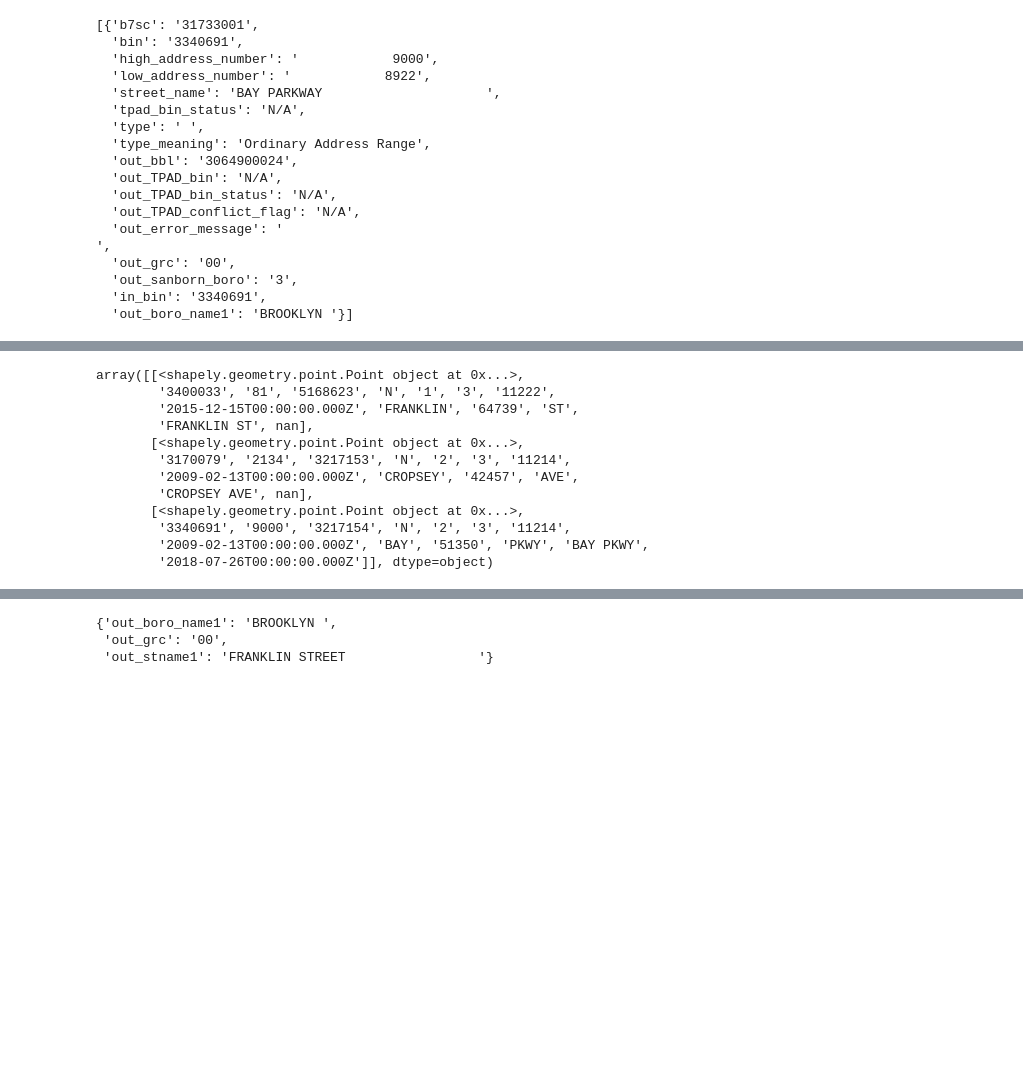
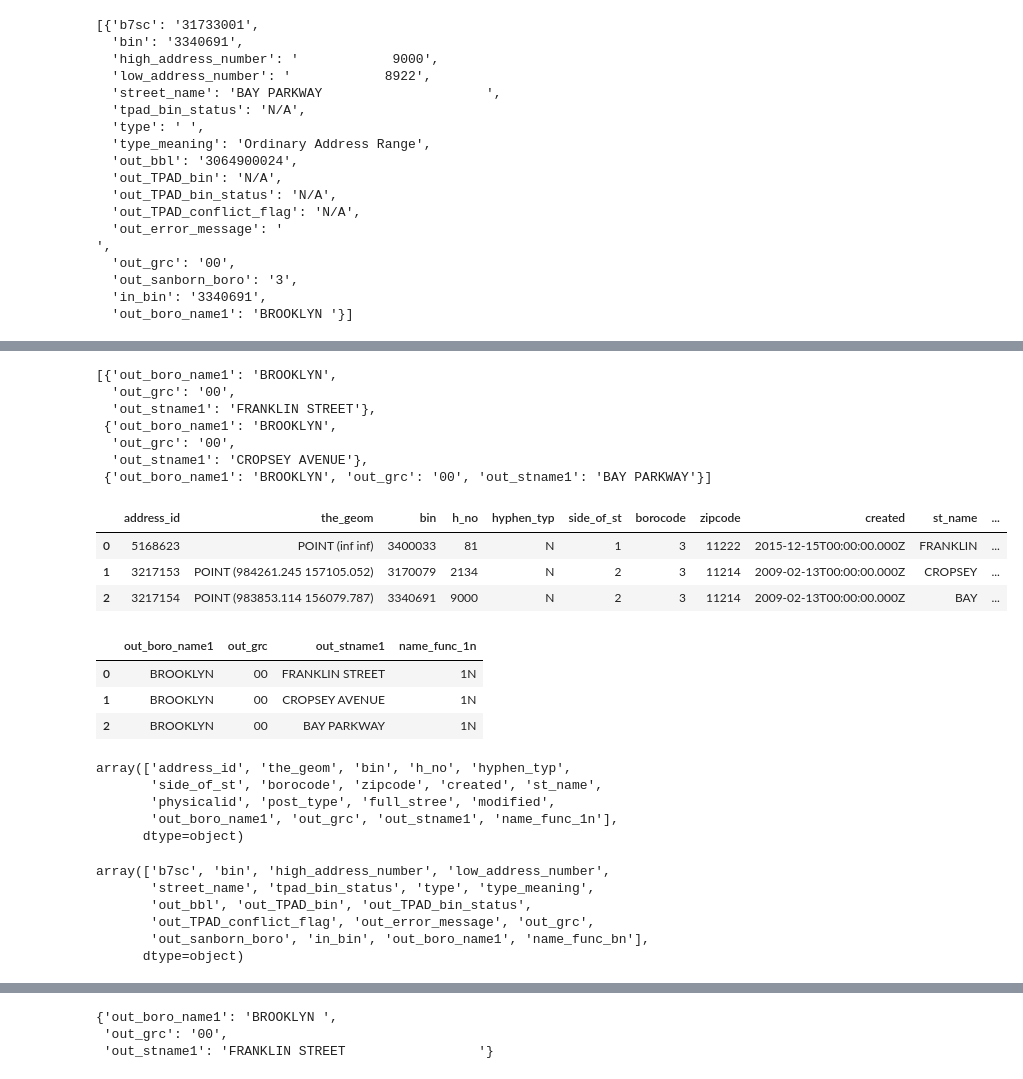
Before and after one commit to NYCParks-data/Structures, a Jupyter notebook: scripts/new_geosupport_process.ipynb, the cells around one changed output, grey strips where cells are left out. Cells and saved outputs as stored; diff of their text form; code cells hidden in the pictures; blank space fills up the shorter version.

```diff
--- a/scripts/new_geosupport_process.ipynb
+++ b/scripts/new_geosupport_process.ipynb
@@ -91,0 +195,10 @@ a = aps.iloc[0][['borocode', 'full_stree']]
+# %%
+list_1N
+# %% [output]
+[{'out_boro_name1': 'BROOKLYN',
+  'out_grc': '00',
+  'out_stname1': 'FRANKLIN STREET'},
+ {'out_boro_name1': 'BROOKLYN',
+  'out_grc': '00',
+  'out_stname1': 'CROPSEY AVENUE'},
+ {'out_boro_name1': 'BROOKLYN', 'out_grc': '00', 'out_stname1': 'BAY PARKWAY'}]
@@ -92,15 +207,14 @@ a = aps.iloc[0][['borocode', 'full_stree']]
 # %%
-aps.values
+aps
 # %% [output]
-array([[<shapely.geometry.point.Point object at 0x...>,
-        '3400033', '81', '5168623', 'N', '1', '3', '11222',
-        '2015-12-15T00:00:00.000Z', 'FRANKLIN', '64739', 'ST',
-        'FRANKLIN ST', nan],
-       [<shapely.geometry.point.Point object at 0x...>,
-        '3170079', '2134', '3217153', 'N', '2', '3', '11214',
-        '2009-02-13T00:00:00.000Z', 'CROPSEY', '42457', 'AVE',
-        'CROPSEY AVE', nan],
-       [<shapely.geometry.point.Point object at 0x...>,
-        '3340691', '9000', '3217154', 'N', '2', '3', '11214',
-        '2009-02-13T00:00:00.000Z', 'BAY', '51350', 'PKWY', 'BAY PKWY',
-        '2018-07-26T00:00:00.000Z']], dtype=object)
+|  | address_id | the_geom | bin | h_no | hyphen_typ | side_of_st | borocode | zipcode | created | st_name | ... |
+| 0 | 5168623 | POINT (inf inf) | 3400033 | 81 | N | 1 | 3 | 11222 | 2015-12-15T00:00:00.000Z | FRANKLIN | ... |
+| 1 | 3217153 | POINT (984261.245 157105.052) | 3170079 | 2134 | N | 2 | 3 | 11214 | 2009-02-13T00:00:00.000Z | CROPSEY | ... |
+| 2 | 3217154 | POINT (983853.114 156079.787) | 3340691 | 9000 | N | 2 | 3 | 11214 | 2009-02-13T00:00:00.000Z | BAY | ... |
+# %%
+func1N_out_df
+# %% [output]
+|  | out_boro_name1 | out_grc | out_stname1 | name_func_1n |
+| 0 | BROOKLYN | 00 | FRANKLIN STREET | 1N |
+| 1 | BROOKLYN | 00 | CROPSEY AVENUE | 1N |
+| 2 | BROOKLYN | 00 | BAY PARKWAY | 1N |
@@ -106,0 +227,17 @@ array([[<shapely.geometry.point.Point object at 0x...>,
+# %%
+aps_1N_df.columns.values
+# %% [output]
+array(['address_id', 'the_geom', 'bin', 'h_no', 'hyphen_typ',
+       'side_of_st', 'borocode', 'zipcode', 'created', 'st_name',
+       'physicalid', 'post_type', 'full_stree', 'modified',
+       'out_boro_name1', 'out_grc', 'out_stname1', 'name_func_1n'],
+      dtype=object)
+# %%
+BN_out_df.columns.values
+# %% [output]
+array(['b7sc', 'bin', 'high_address_number', 'low_address_number',
+       'street_name', 'tpad_bin_status', 'type', 'type_meaning',
+       'out_bbl', 'out_TPAD_bin', 'out_TPAD_bin_status',
+       'out_TPAD_conflict_flag', 'out_error_message', 'out_grc',
+       'out_sanborn_boro', 'in_bin', 'out_boro_name1', 'name_func_bn'],
+      dtype=object)
```
Also changed, not shown: parts of 34 cells of this notebook, 2 other files.
